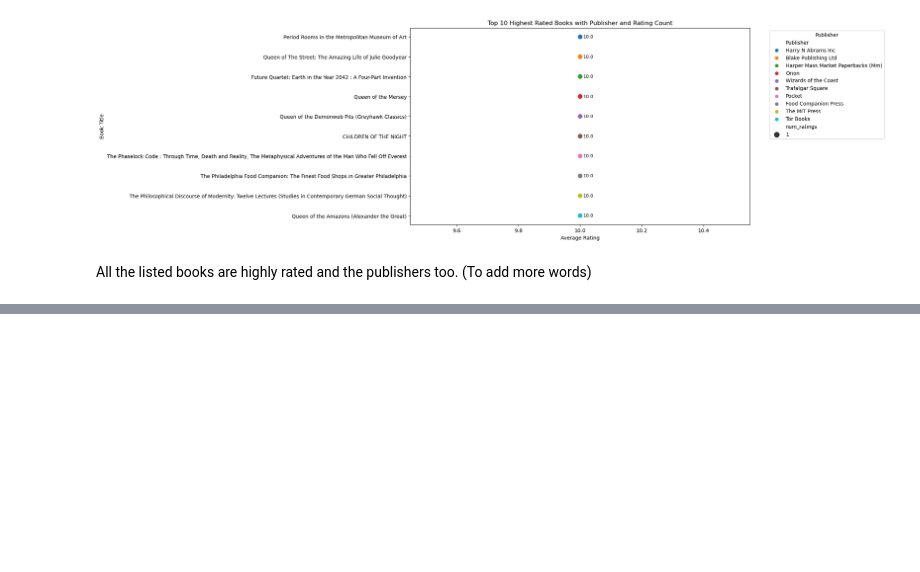
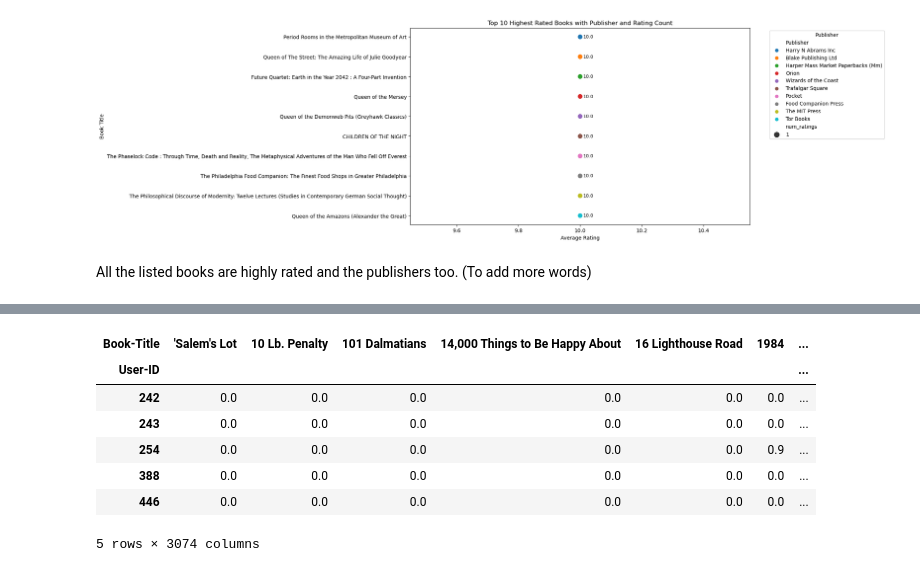
Before and after one commit to ruth-kitasi/Online-Book-Recommender-System, a Jupyter notebook: notebooks/Joseline.ipynb, the cells around one changed output, grey strips where cells are left out. Saved outputs shown, nothing was run; the diff lists cells and outputs as text; code cells hidden in the pictures; blank space fills up the shorter version.

Commit message:
modelling

```diff
--- a/notebooks/Joseline.ipynb
+++ b/notebooks/Joseline.ipynb
@@ -598,0 +658,32 @@ All the listed books are highly rated and the publishers too.
+# %%
+#Let us work with active users and popular books
+
+#  users who rated more than 10 books
+active_users = final_df['User-ID'].value_counts()
+active_users = active_users[active_users > 10].index
+final_df = final_df[final_df['User-ID'].isin(active_users)]
+
+# books with more than 10 ratings
+popular_books = final_df['Book-Title'].value_counts()
+popular_books = popular_books[popular_books > 10].index
+final_df = final_df[final_df['Book-Title'].isin(popular_books)]
+# %%
+#Now the user matrix
+user_item_matrix = final_df.pivot_table(index='User-ID', columns='Book-Title', values='Book-Rating')
+user_item_matrix.fillna(0, inplace=True)
+# %%
+#Finally , we nomarmlize the ratings for better performance of the model
+from sklearn.preprocessing import MinMaxScaler
+scaler = MinMaxScaler()
+user_item_matrix_scaled = pd.DataFrame(scaler.fit_transform(user_item_matrix), columns=user_item_matrix.columns, index=user_item_matrix.index)
+# Check the first few rows of the scaled user-item matrix
+user_item_matrix_scaled.head(5)
+# %% [output]
+| Book-Title | 'Salem's Lot | 10 Lb. Penalty | 101 Dalmatians | 14,000 Things to Be Happy About | 16 Lighthouse Road | 1984 | ... |
+| User-ID |  |  |  |  |  |  | ... |
+| 242 | 0.0 | 0.0 | 0.0 | 0.0 | 0.0 | 0.0 | ... |
+| 243 | 0.0 | 0.0 | 0.0 | 0.0 | 0.0 | 0.0 | ... |
+| 254 | 0.0 | 0.0 | 0.0 | 0.0 | 0.0 | 0.9 | ... |
+| 388 | 0.0 | 0.0 | 0.0 | 0.0 | 0.0 | 0.0 | ... |
+| 446 | 0.0 | 0.0 | 0.0 | 0.0 | 0.0 | 0.0 | ... |
+5 rows × 3074 columns
```
Also changed, not shown: parts of 34 cells of this notebook.
